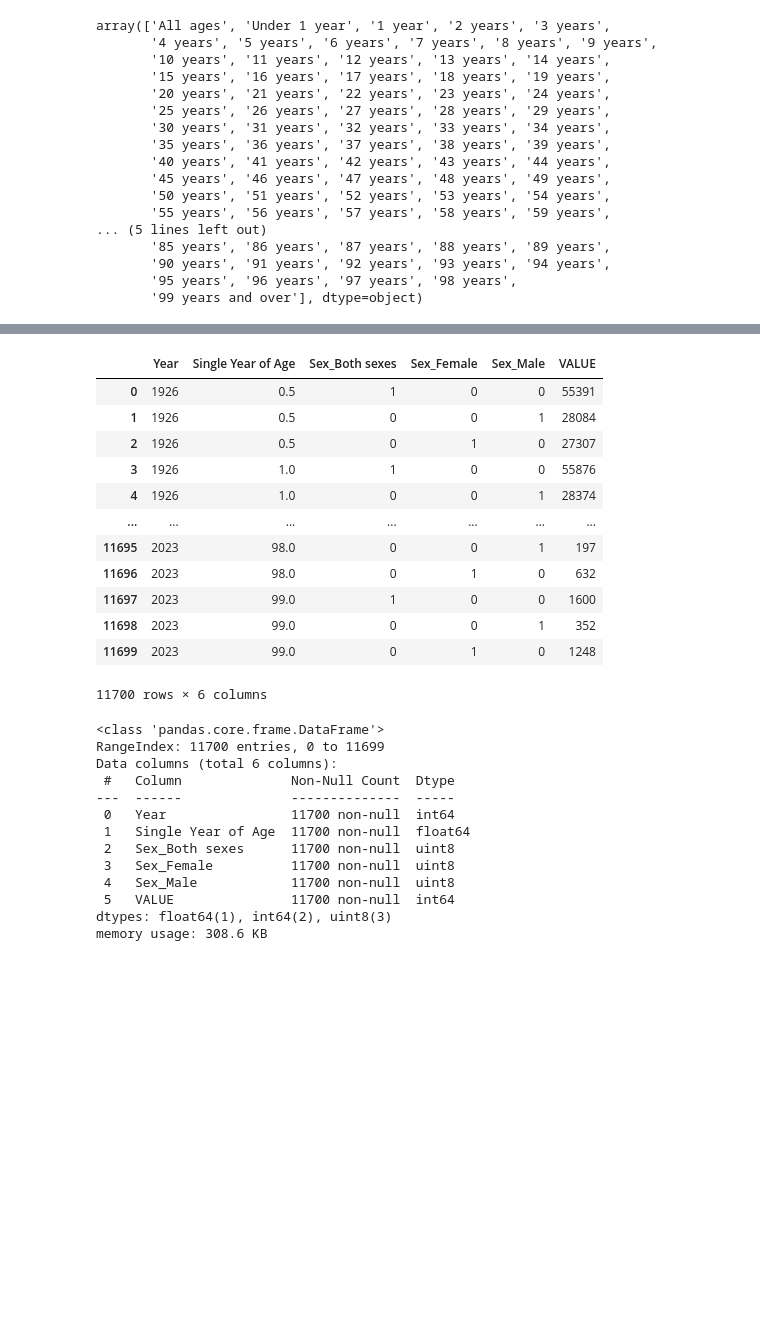
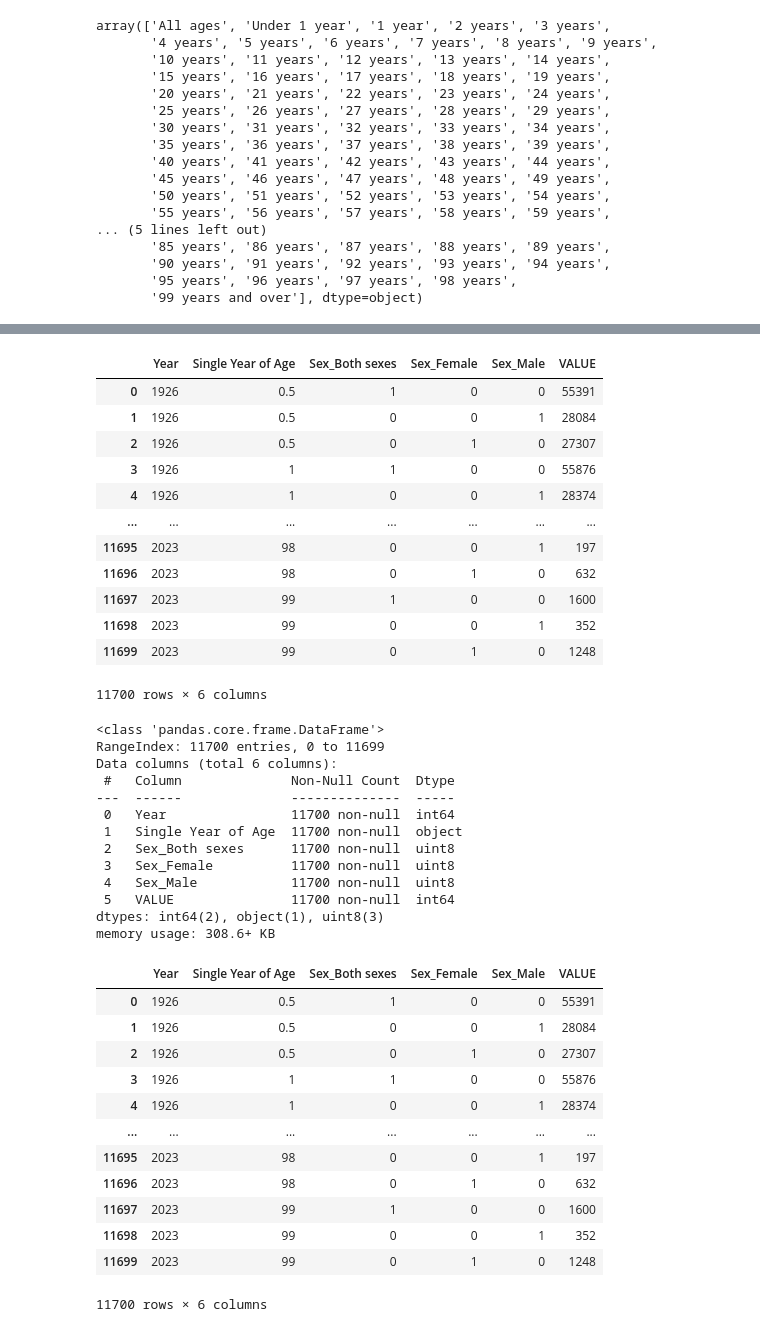
Before and after one commit to ZheLuo2023/CA1, a Jupyter notebook: Population Analysis.ipynb, the cells around one changed output, grey strips where cells are left out. Drawn from its saved outputs; the diff is of its cells as text; code cells hidden in the pictures; blank space fills up the shorter version.

```diff
--- a/Population Analysis.ipynb
+++ b/Population Analysis.ipynb
@@ -128,6 +142,0 @@ ages = data["Single Year of Age"].unique()
-# %%
-for i in ages:
-    if i[:1] == "U":
-        data["Single Year of Age"].replace(i,0.5,inplace = True)
-    else:
-        data["Single Year of Age"].replace(i,int(i[:2]),inplace = True)
@@ -220,14 +262,14 @@ data
 | 0 | 1926 | 0.5 | 1 | 0 | 0 | 55391 |
 | 1 | 1926 | 0.5 | 0 | 0 | 1 | 28084 |
 | 2 | 1926 | 0.5 | 0 | 1 | 0 | 27307 |
-| 3 | 1926 | 1.0 | 1 | 0 | 0 | 55876 |
-| 4 | 1926 | 1.0 | 0 | 0 | 1 | 28374 |
+| 3 | 1926 | 1 | 1 | 0 | 0 | 55876 |
+| 4 | 1926 | 1 | 0 | 0 | 1 | 28374 |
 | ... | ... | ... | ... | ... | ... | ... |
-| 11695 | 2023 | 98.0 | 0 | 0 | 1 | 197 |
-| 11696 | 2023 | 98.0 | 0 | 1 | 0 | 632 |
-| 11697 | 2023 | 99.0 | 1 | 0 | 0 | 1600 |
-| 11698 | 2023 | 99.0 | 0 | 0 | 1 | 352 |
-| 11699 | 2023 | 99.0 | 0 | 1 | 0 | 1248 |
+| 11695 | 2023 | 98 | 0 | 0 | 1 | 197 |
+| 11696 | 2023 | 98 | 0 | 1 | 0 | 632 |
+| 11697 | 2023 | 99 | 1 | 0 | 0 | 1600 |
+| 11698 | 2023 | 99 | 0 | 0 | 1 | 352 |
+| 11699 | 2023 | 99 | 0 | 1 | 0 | 1248 |
 11700 rows × 6 columns
 # %%
 data.info()
@@ -238,10 +280,26 @@ Data columns (total 6 columns):
  #   Column              Non-Null Count  Dtype
 ---  ------              --------------  -----
  0   Year                11700 non-null  int64
- 1   Single Year of Age  11700 non-null  float64
+ 1   Single Year of Age  11700 non-null  object
  2   Sex_Both sexes      11700 non-null  uint8
  3   Sex_Female          11700 non-null  uint8
  4   Sex_Male            11700 non-null  uint8
  5   VALUE               11700 non-null  int64
-dtypes: float64(1), int64(2), uint8(3)
-memory usage: 308.6 KB
+dtypes: int64(2), object(1), uint8(3)
+memory usage: 308.6+ KB
+# %%
+data
+# %% [output]
+|  | Year | Single Year of Age | Sex_Both sexes | Sex_Female | Sex_Male | VALUE |
+| 0 | 1926 | 0.5 | 1 | 0 | 0 | 55391 |
+| 1 | 1926 | 0.5 | 0 | 0 | 1 | 28084 |
+| 2 | 1926 | 0.5 | 0 | 1 | 0 | 27307 |
+| 3 | 1926 | 1 | 1 | 0 | 0 | 55876 |
+| 4 | 1926 | 1 | 0 | 0 | 1 | 28374 |
+| ... | ... | ... | ... | ... | ... | ... |
+| 11695 | 2023 | 98 | 0 | 0 | 1 | 197 |
+| 11696 | 2023 | 98 | 0 | 1 | 0 | 632 |
+| 11697 | 2023 | 99 | 1 | 0 | 0 | 1600 |
+| 11698 | 2023 | 99 | 0 | 0 | 1 | 352 |
+| 11699 | 2023 | 99 | 0 | 1 | 0 | 1248 |
+11700 rows × 6 columns
```
Also changed, not shown: parts of 16 cells of this notebook.
